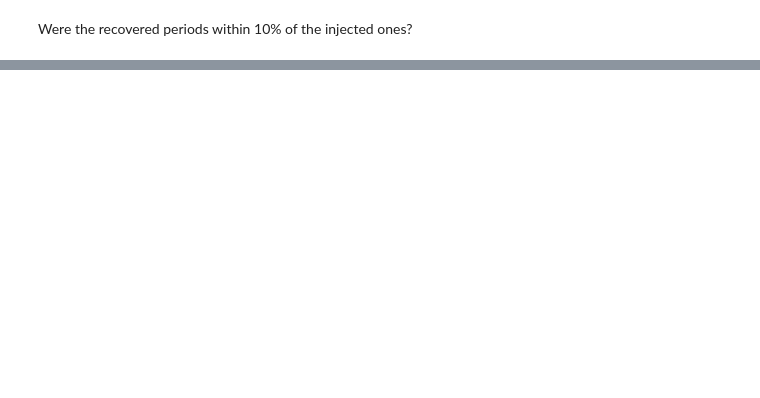
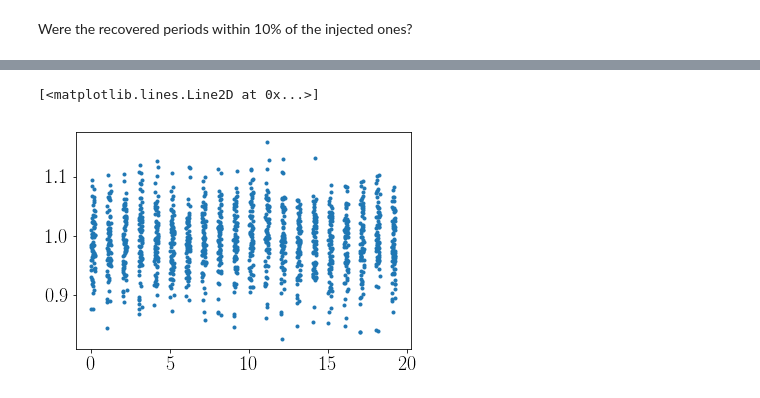
Before and after one commit to RuthAngus/extragalactic-exoplanets, a Jupyter notebook: Proof-of-concept.ipynb, the cells around one changed output, grey strips where cells are left out. Cells and saved outputs as stored; diff of their text form; code cells hidden in the pictures; blank space fills up the shorter version.

```diff
--- a/Proof-of-concept.ipynb
+++ b/Proof-of-concept.ipynb
@@ -250,0 +293,11 @@ plt.savefig("completeness.pdf")
+# %%
+period_days = 1.  # period in days
+cadence_minutes = 5  # cadence in minutes
+radius = 2 * co.R_jup/co.R_sun  # 2 Jupiter radii in stellar radii
+precision = 5  # percent
+
+t, f = make_light_curve_nights(period_days, cadence_minutes, radius, precision)
+plt.plot(t, f, ".")
+# %% [output]
+[<matplotlib.lines.Line2D at 0x...>]
+[figure, added]
```
Also changed, not shown: parts of 9 cells of this notebook.
